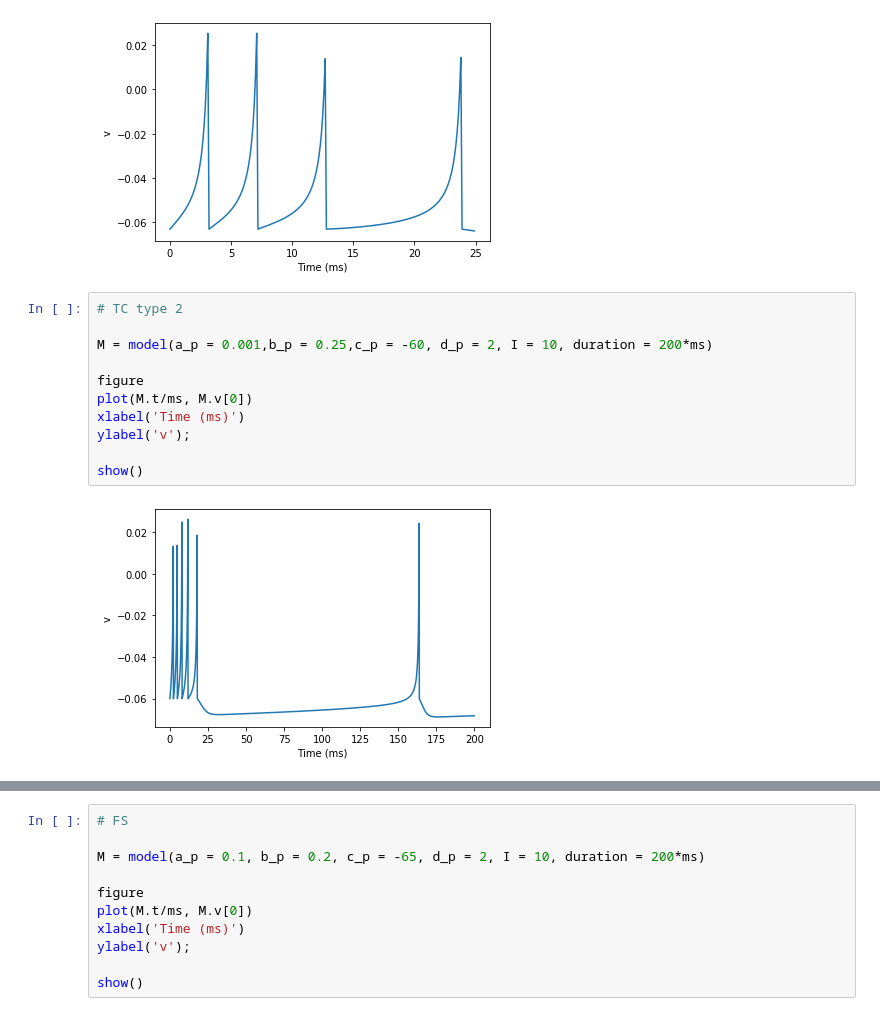
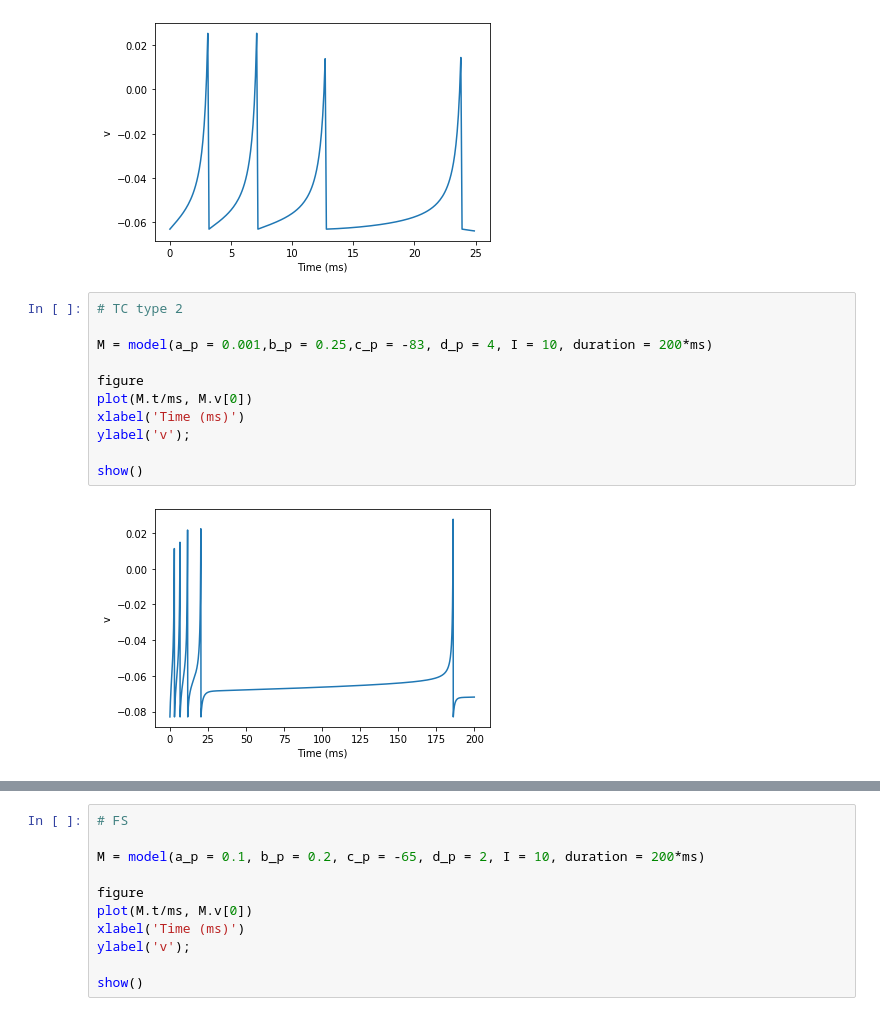
Before and after one commit to initega/izhikevich-mlnn, a Jupyter notebook: izhikevich.ipynb, the cells around one changed output, grey strips where cells are left out. Cells and saved outputs as stored; diff of their text form.

```diff
--- a/izhikevich.ipynb
+++ b/izhikevich.ipynb
@@ -102,13 +148,13 @@ show()
 # %%
 # TC type 2
 
-M = model(a_p = 0.001,b_p = 0.25,c_p = -60, d_p = 2, I = 10, duration = 200*ms)
+M = model(a_p = 0.001,b_p = 0.25,c_p = -83, d_p = 4, I = 10, duration = 200*ms)
 
 figure
 plot(M.t/ms, M.v[0])
 xlabel('Time (ms)')
 ylabel('v');
 
 show()
 # %% [output]
-[figure, old version]
+[figure, new version]
```
Also changed, not shown: parts of 27 cells of this notebook.
